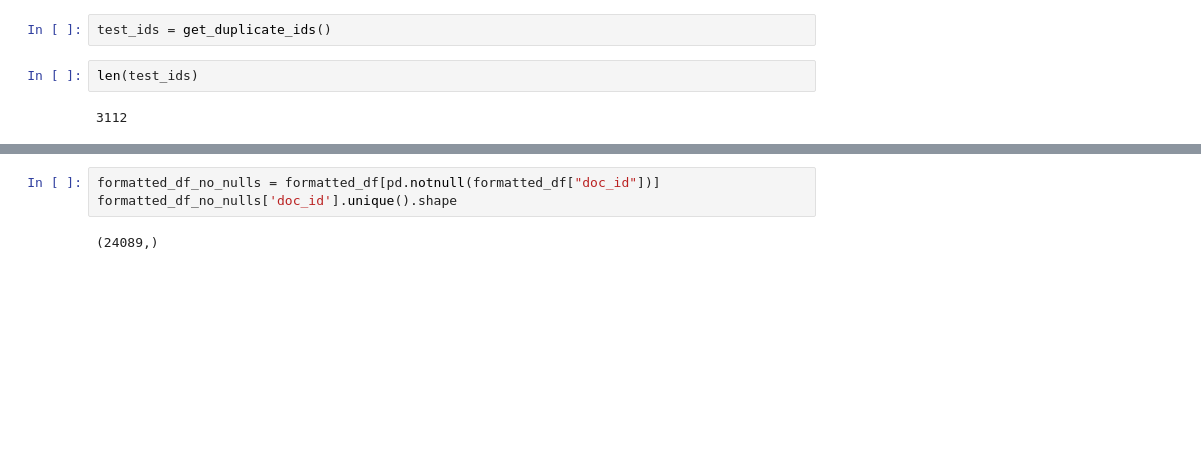
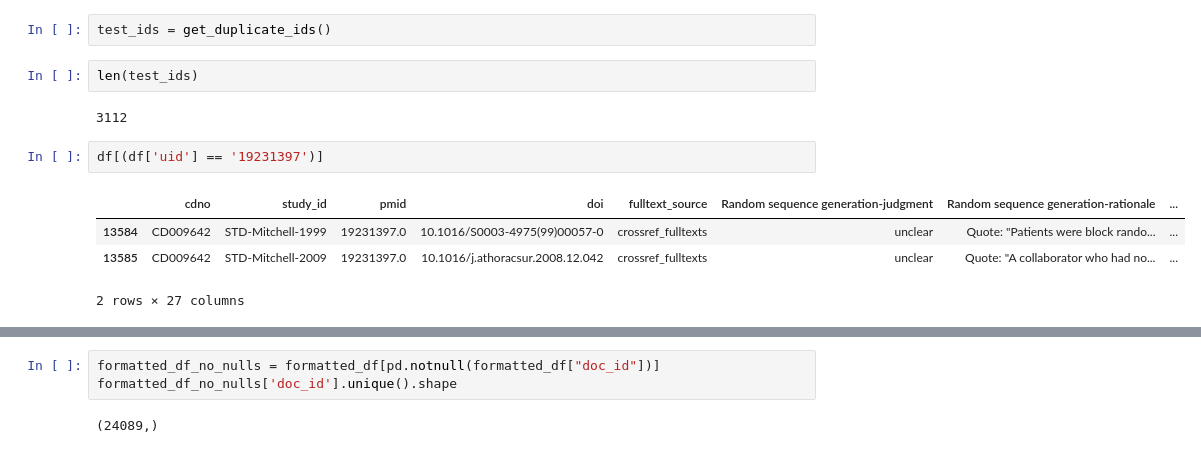
Before and after one commit to bwallace/RoB-2.0, a Jupyter notebook: create-train-test-splits.ipynb, the cells around one changed output, grey strips where cells are left out. Saved outputs shown, nothing was run; the diff lists cells and outputs as text; blank space fills up the shorter version.

```diff
--- a/create-train-test-splits.ipynb
+++ b/create-train-test-splits.ipynb
@@ -26,3 +35,10 @@ test_ids = get_duplicate_ids()
 len(test_ids)
 # %% [output]
 3112
+# %%
+df[(df['uid'] == '19231397')]
+# %% [output]
+|  | cdno | study_id | pmid | doi | fulltext_source | Random sequence generation-judgment | Random sequence generation-rationale | ... |
+| 13584 | CD009642 | STD-Mitchell-1999 | 19231397.0 | 10.1016/S0003-4975(99)00057-0 | crossref_fulltexts | unclear | Quote: "Patients were block rando... | ... |
+| 13585 | CD009642 | STD-Mitchell-2009 | 19231397.0 | 10.1016/j.athoracsur.2008.12.042 | crossref_fulltexts | unclear | Quote: "A collaborator who had no... | ... |
+2 rows × 27 columns
```
Also changed, not shown: parts of 10 cells of this notebook.
